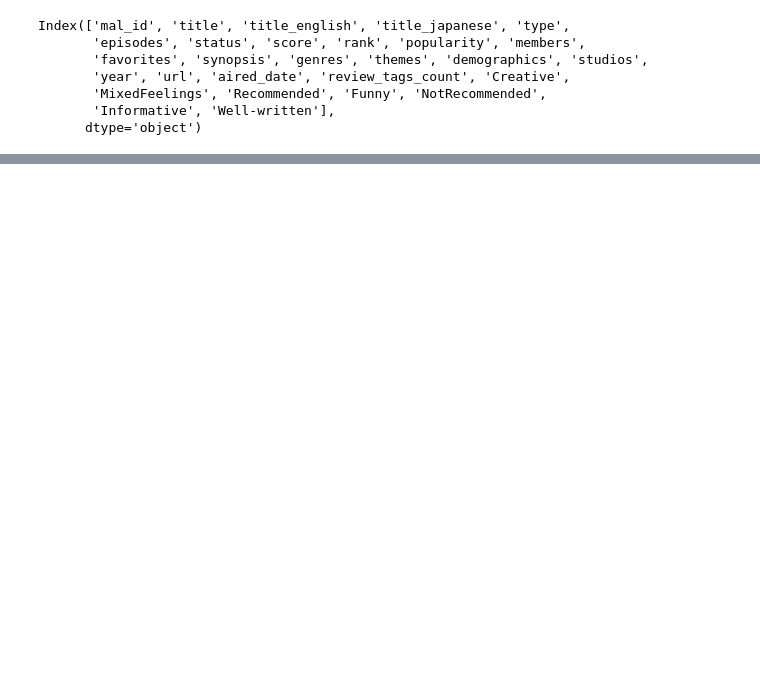
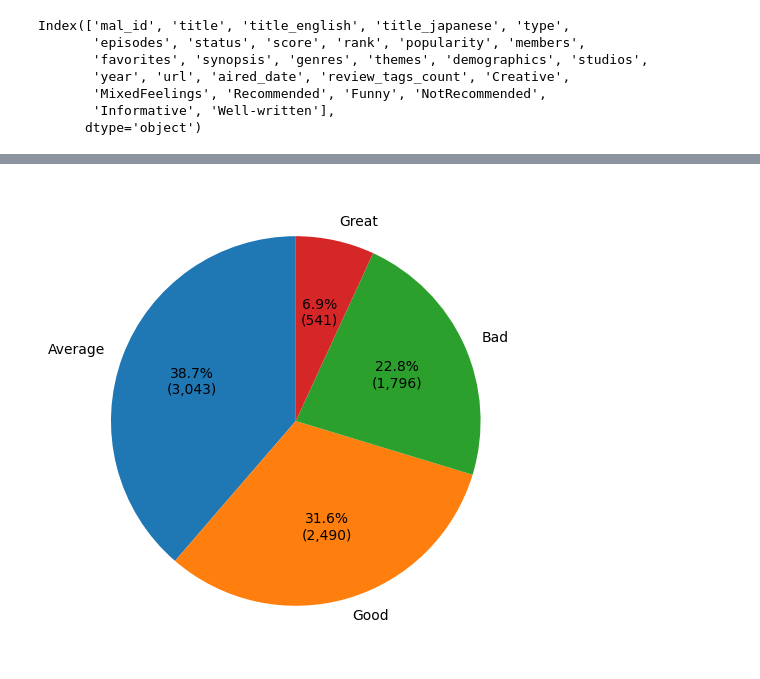
Before and after one commit to StrugVN/data-analysis-ctu, a Jupyter notebook: 2/2.ipynb, the cells around one changed output, grey strips where cells are left out. Saved outputs shown, nothing was run; the diff lists cells and outputs as text; code cells hidden in the pictures; blank space fills up the shorter version.

```diff
--- a/2/2.ipynb
+++ b/2/2.ipynb
@@ -236,0 +293,7 @@ plot_piecharts(df_raw, categories)
+# %%
+# score -> score_label, 0 -> less than 6 is bad, 6-7 is average, 7-8 is good, above 8 is great
+
+df_processed['score_label'] = pd.cut(df_processed['score'],
+                          bins=[-np.inf, 6, 7, 8, np.inf],
+                            labels=['Bad', 'Average', 'Good', 'Great'])
+df_processed.head(2)
@@ -236,0 +304,20 @@ plot_piecharts(df_raw, categories)
+# %%
+# Pie chart of score labels with counts
+plt.figure(figsize=(10, 6))
+counts = df_processed['score_label'].value_counts()
+
+def autopct_format(pct):
+    total = sum(counts)
+    count = int(round(pct * total / 100.0))
+    return f'{pct:.1f}%\n({count:,})'
+
+plt.pie(
+    counts,
+    labels=counts.index,
+    autopct=autopct_format,
+    startangle=90,
+)
+
+plt.show()
+# %% [output]
+[figure, added]
```
Also changed, not shown: parts of 36 cells of this notebook, 7 other files.
